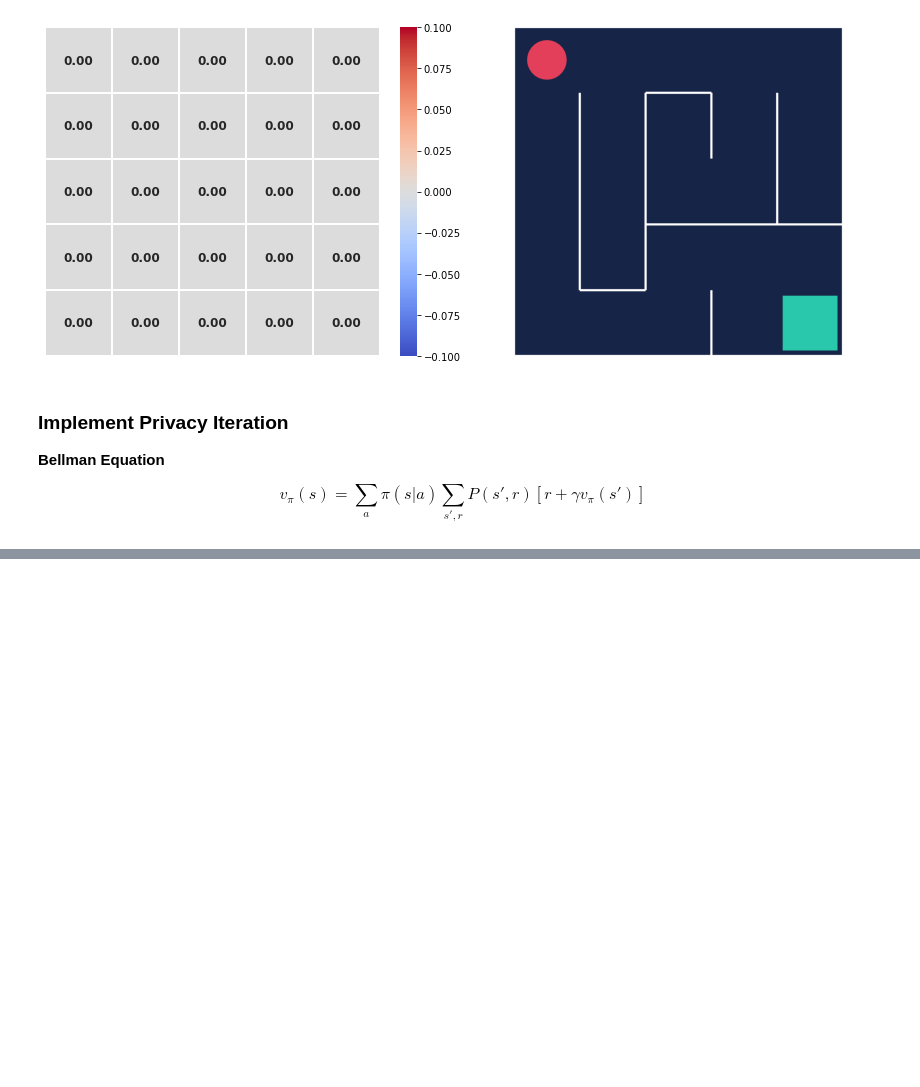
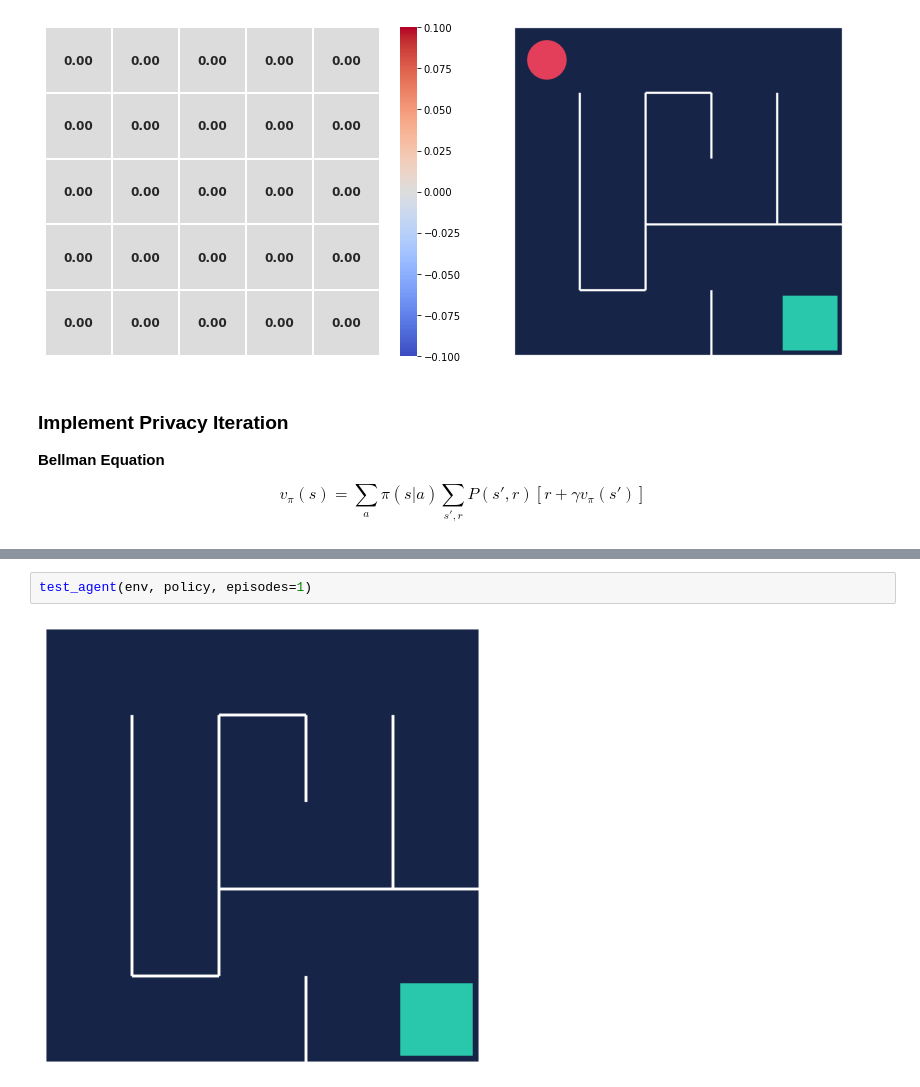
Before and after one commit to theaveas/ReinforcementLearning, a Jupyter notebook: gettingstarted/policy_iteration.ipynb, the cells around one changed output, grey strips where cells are left out. Drawn from its saved outputs; the diff is of its cells as text; blank space fills up the shorter version.

```diff
--- a/gettingstarted/policy_iteration.ipynb
+++ b/gettingstarted/policy_iteration.ipynb
@@ -116,0 +187,4 @@ $$v_{\pi}(s) = \sum \limits_{a}\pi(s|a) \sum \limits_{s',r} P(s',r) [r+\gamma v_
+# %%
+test_agent(env, policy, episodes=1)
+# %% [output]
+[figure, added]
```
Also changed, not shown: parts of 5 cells of this notebook.
